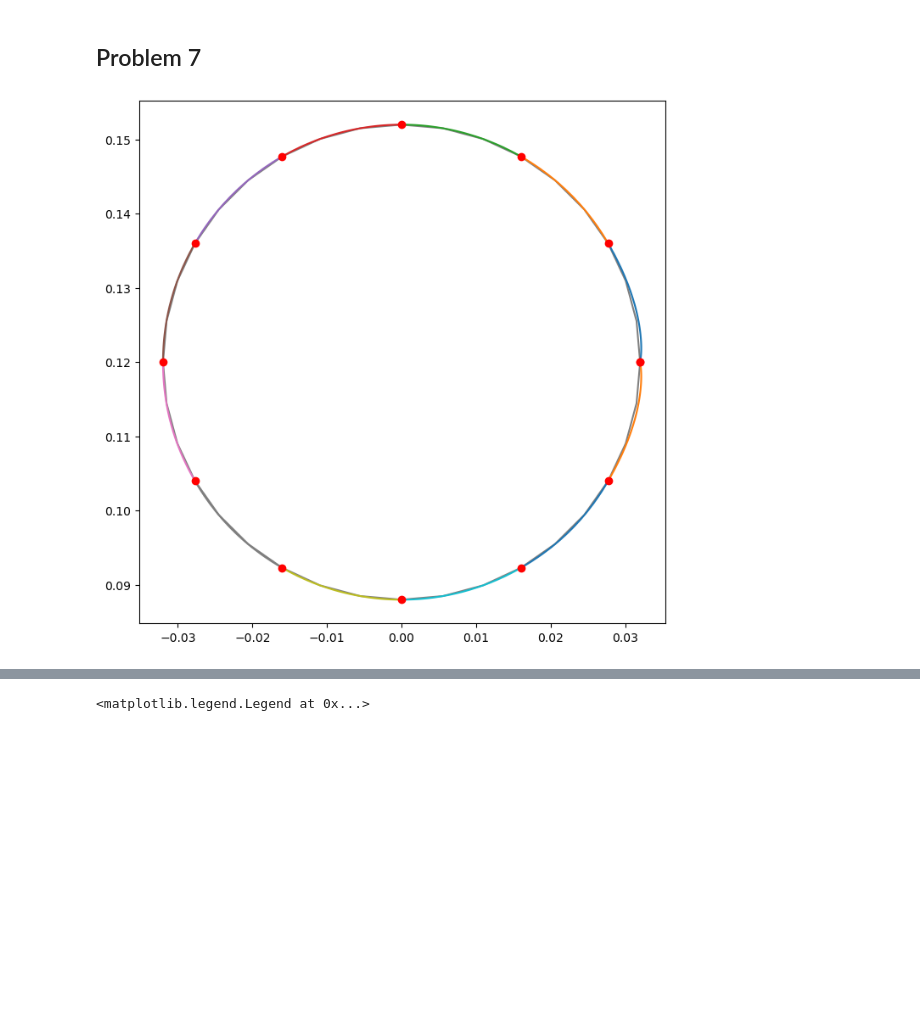
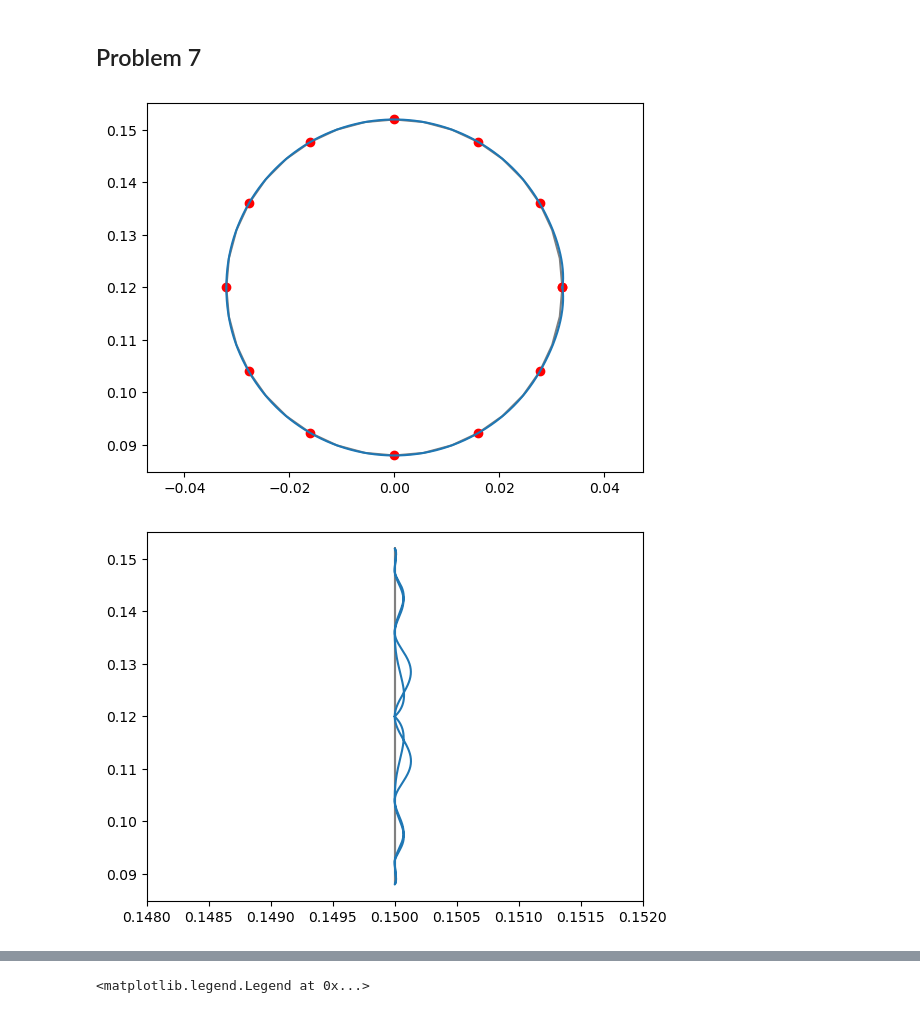
Before and after one commit to VictorLier/Robotics, a Jupyter notebook: Assignment/teori.ipynb, the cells around one changed output, grey strips where cells are left out. Drawn from its saved outputs; the diff is of its cells as text; code cells hidden in the pictures; blank space fills up the shorter version.

Commit message:
Added x-z view for problem 6&7

```diff
--- a/Assignment/teori.ipynb
+++ b/Assignment/teori.ipynb
@@ -236,11 +237,11 @@ $\displaystyle \left[\begin{matrix}-20.0000006958637\\-7.66192277892153 \cdot 10
 ## Problem 6
 # %%
 t = sp.symbols('t')
+Jacobi_at_angle = lambda N_angle: Jac.subs({theta0: angles_circ[N_angle][0], theta1: angles_circ[N_angle][1], theta2: angles_circ[N_angle][2], theta3: angles_circ[N_angle][3]})
 def get_polynomials_from_knotpoints(angles, acceleration=True, v = 0.027):
     states = sp.Matrix([angles_circ[angle] for angle in angles])
     deg = 5 if acceleration else 3
-    Jacobi_at_angle = lambda N_angle: Jac.subs({theta0: angles_circ[N_angle][0], theta1: angles_circ[N_angle][1], theta2: angles_circ[N_angle][2], theta3: angles_circ[N_angle][3]})[:3, :4]
-    jacobi_list = [Jacobi_at_angle(i) for i in angles]
+    jacobi_list = [Jacobi_at_angle(i)[:3, :4] for i in angles]
 
     # defining the polynomial constants as variables
     def create_symbols(prefix):
@@ -332,8 +347,7 @@ def get_v(theta):
 def get_polynomials_from_knotpoints_const_acc(angles, acceleration=False):
     states = sp.Matrix([angles_circ[angle] for angle in angles])
     deg = 5 if acceleration else 3
-    Jacobi_at_angle = lambda N_angle: Jac.subs({theta0: angles_circ[N_angle][0], theta1: angles_circ[N_angle][1], theta2: angles_circ[N_angle][2], theta3: angles_circ[N_angle][3]})[:3, :4]
-    jacobi_list = [Jacobi_at_angle(i) for i in angles]
+    jacobi_list = [Jacobi_at_angle(i)[:3, :4] for i in angles]
 
     # defining the polynomial constants as variables
     def create_symbols(prefix):
@@ -376,36 +390,52 @@ def get_polynomials_from_knotpoints_const_acc(angles, acceleration=False):
 
     # Solve for the individual elements
     sol = sp.solve(eqs, sp.flatten(var_arr))
     sol_arr = [sp.Matrix([[sol[sp.symbols(f'{var_name}{i}{j}')] for j in range(deg, -1, -1)] for i in range(1, 5)]) for var_name in var_names]
 
     q_arr = [sol* t_vec for sol in sol_arr]
     return q_arr, delta_t_arr
 
 
 # transformation matrix for the end effector
 def plot_polynomials(angles, **kwargs):
     q_arr, delta_t_arr= get_polynomials_from_knotpoints_const_acc(angles, **kwargs)
     t_arr = [np.linspace(0, delta_t_arr[i], 100) for i in range(len(delta_t_arr))]
     segment_point_arr = [point_from_segment(q, t_arr[i]) for i, q in enumerate(q_arr)]
 
+    circ_x_vals = [p[0] for p in p_circ]
     circ_y_vals = [p[1] for p in p_circ]
     circ_z_vals = [p[2] for p in p_circ]
 
     circ_knot_points_y = [p_circ[angle][1] for angle in angles]
     circ_knot_points_z = [p_circ[angle][2] for angle in angles]
 
-    import matplotlib.pyplot as plt
-    plt.figure(figsize=(8,8))
+    segment_x_vals = np.array([segment_points[:,0] for segment_points in segment_point_arr]).ravel()
+    segment_y_vals = np.array([segment_points[:,1] for segment_points in segment_point_arr]).ravel()
+    segment_z_vals = np.array([segment_points[:,2] for segment_points in segment_point_arr]).ravel()
+
+    np.savetxt('latex_data/problem7_x_vals.txt', segment_x_vals)
+    np.savetxt('latex_data/problem7_y_vals.txt', segment_y_vals)
+    np.savetxt('latex_data/problem7_z_vals.txt', segment_z_vals)
+
+    plt.figure()
     plt.plot(circ_y_vals, circ_z_vals, color='grey')
-    for segment_points in segment_point_arr:
-        plt.plot(segment_points[:,0], segment_points[:,1])
     plt.plot(circ_knot_points_y, circ_knot_points_z, 'ro')
+    plt.plot(segment_y_vals, segment_z_vals)
     plt.axis('equal')
     plt.show()
 
 
+    plt.figure()
+    plt.plot(circ_x_vals, circ_z_vals, color='grey')
+    plt.plot(segment_x_vals, segment_z_vals)
+    plt.xlim([0.148, 0.152])
+    plt.show()
+
+
+
 angles_4 = list(range(0, 37, 3))
 plot_polynomials(angles_4)
 # %% [output]
-[figure, old version]
+[figure, new version]
+[figure, added]
 # %%
```
Also changed, not shown: parts of 4 cells of this notebook, 12 other files.
